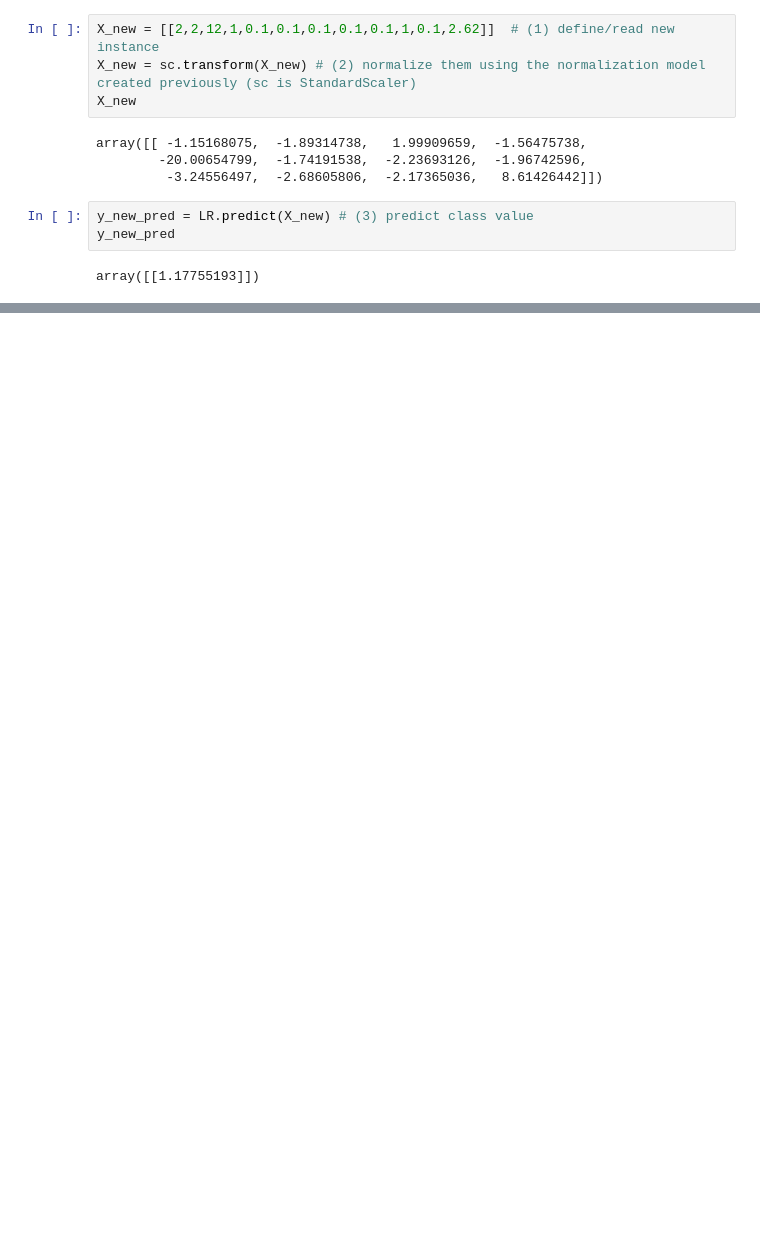
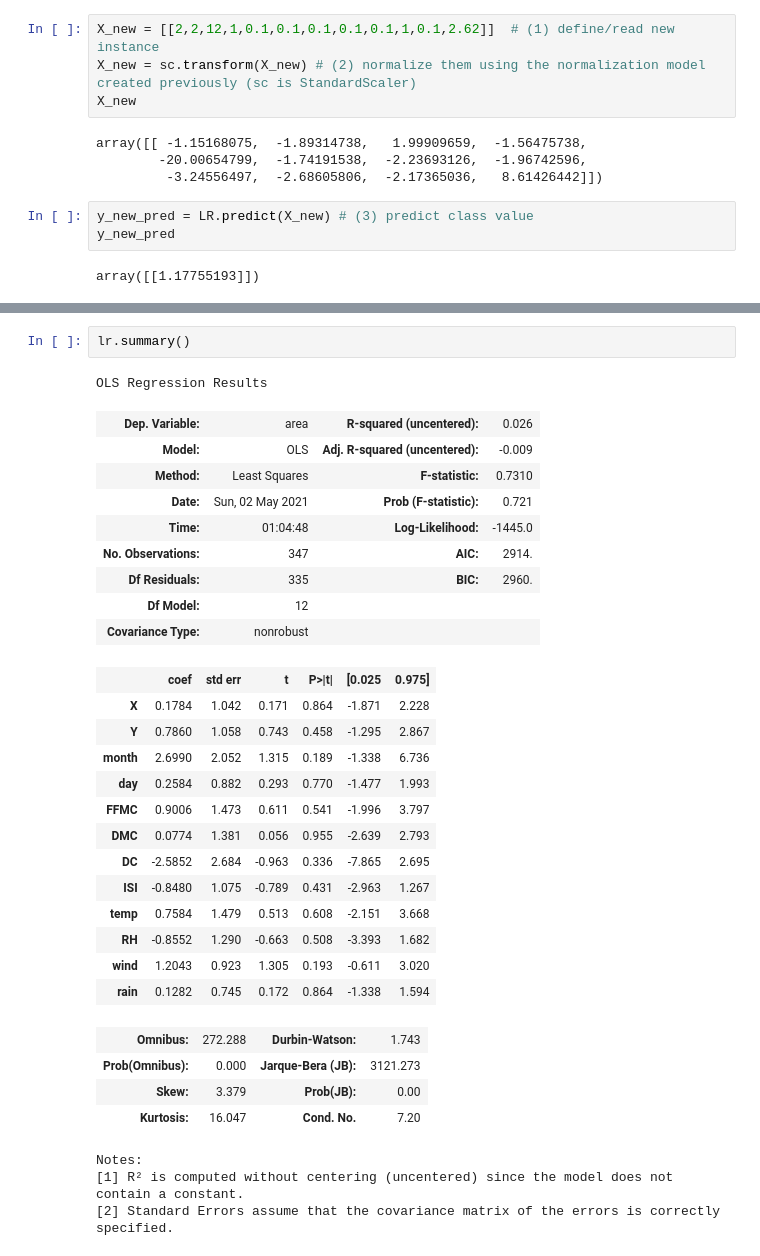
Before and after one commit to kaodeuay/ProjectML, a Jupyter notebook: miniPJML/finish_ml2.ipynb, the cells around one changed output, grey strips where cells are left out. Drawn from its saved outputs; the diff is of its cells as text; blank space fills up the shorter version.

```diff
--- a/miniPJML/finish_ml2.ipynb
+++ b/miniPJML/finish_ml2.ipynb
@@ -410,0 +427,33 @@ sns.lmplot(x='X',y='Y',data=df,ci=None,
+# %%
+lr.summary()
+# %% [output]
+OLS Regression Results
+| Dep. Variable: | area | R-squared (uncentered): | 0.026 |
+| Model: | OLS | Adj. R-squared (uncentered): | -0.009 |
+| Method: | Least Squares | F-statistic: | 0.7310 |
+| Date: | Sun, 02 May 2021 | Prob (F-statistic): | 0.721 |
+| Time: | 01:04:48 | Log-Likelihood: | -1445.0 |
+| No. Observations: | 347 | AIC: | 2914. |
+| Df Residuals: | 335 | BIC: | 2960. |
+| Df Model: | 12 |  |  |
+| Covariance Type: | nonrobust |  |  |
+|  | coef | std err | t | P>|t| | [0.025 | 0.975] |
+| X | 0.1784 | 1.042 | 0.171 | 0.864 | -1.871 | 2.228 |
+| Y | 0.7860 | 1.058 | 0.743 | 0.458 | -1.295 | 2.867 |
+| month | 2.6990 | 2.052 | 1.315 | 0.189 | -1.338 | 6.736 |
+| day | 0.2584 | 0.882 | 0.293 | 0.770 | -1.477 | 1.993 |
+| FFMC | 0.9006 | 1.473 | 0.611 | 0.541 | -1.996 | 3.797 |
+| DMC | 0.0774 | 1.381 | 0.056 | 0.955 | -2.639 | 2.793 |
+| DC | -2.5852 | 2.684 | -0.963 | 0.336 | -7.865 | 2.695 |
+| ISI | -0.8480 | 1.075 | -0.789 | 0.431 | -2.963 | 1.267 |
+| temp | 0.7584 | 1.479 | 0.513 | 0.608 | -2.151 | 3.668 |
+| RH | -0.8552 | 1.290 | -0.663 | 0.508 | -3.393 | 1.682 |
+| wind | 1.2043 | 0.923 | 1.305 | 0.193 | -0.611 | 3.020 |
+| rain | 0.1282 | 0.745 | 0.172 | 0.864 | -1.338 | 1.594 |
+| Omnibus: | 272.288 | Durbin-Watson: | 1.743 |
+| Prob(Omnibus): | 0.000 | Jarque-Bera (JB): | 3121.273 |
+| Skew: | 3.379 | Prob(JB): | 0.00 |
+| Kurtosis: | 16.047 | Cond. No. | 7.20 |
+Notes:
+[1] R² is computed without centering (uncentered) since the model does not contain a constant.
+[2] Standard Errors assume that the covariance matrix of the errors is correctly specified.
```
Also changed, not shown: parts of 27 cells of this notebook.
